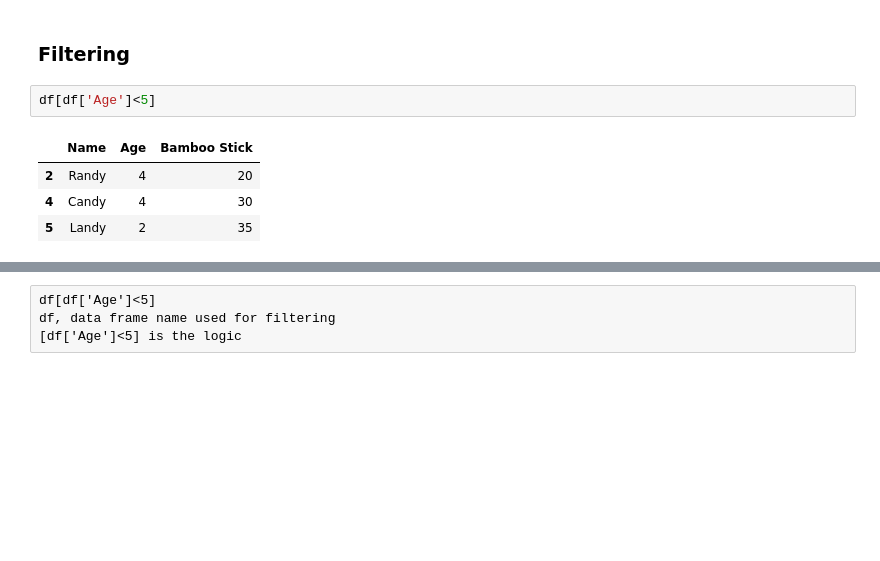
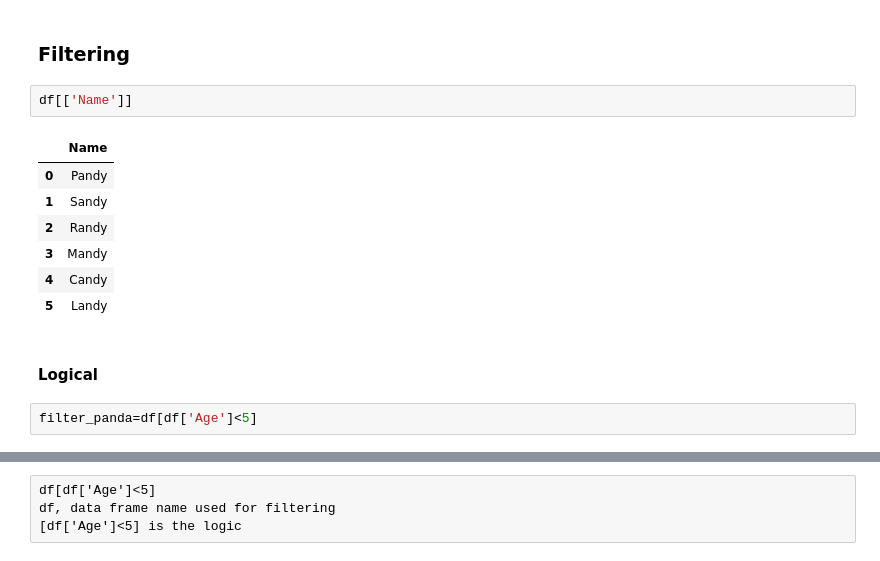
Before and after one commit to nahidniloy14/pandas, a Jupyter notebook: pandas.ipynb, the cells around one changed output, grey strips where cells are left out. Saved outputs shown, nothing was run; the diff lists cells and outputs as text; blank space fills up the shorter version.

```diff
--- a/pandas.ipynb
+++ b/pandas.ipynb
@@ -77,10 +77,17 @@ df.tail(3)
 | 5 | Landy | 2 | 35 |
 # %% [markdown]
 ### Filtering
+# %%
+df[['Name']]
+# %% [output]
+|  | Name |
+| 0 | Pandy |
+| 1 | Sandy |
+| 2 | Randy |
+| 3 | Mandy |
+| 4 | Candy |
+| 5 | Landy |
+# %% [markdown]
+#### Logical
 # %%
-df[df['Age']<5]
+filter_panda=df[df['Age']<5]
-# %% [output]
-|  | Name | Age | Bamboo Stick |
-| 2 | Randy | 4 | 20 |
-| 4 | Candy | 4 | 30 |
-| 5 | Landy | 2 | 35 |
```
Also changed, not shown: parts of 29 cells of this notebook, 2 other files.
